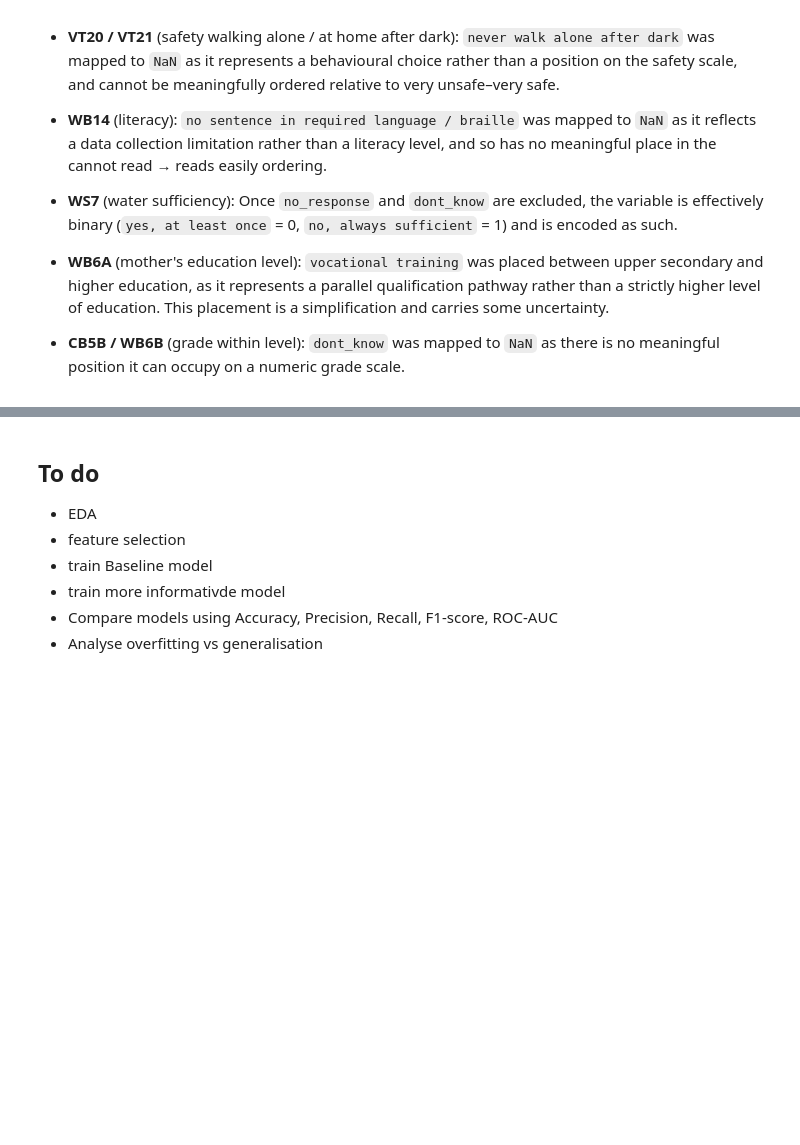
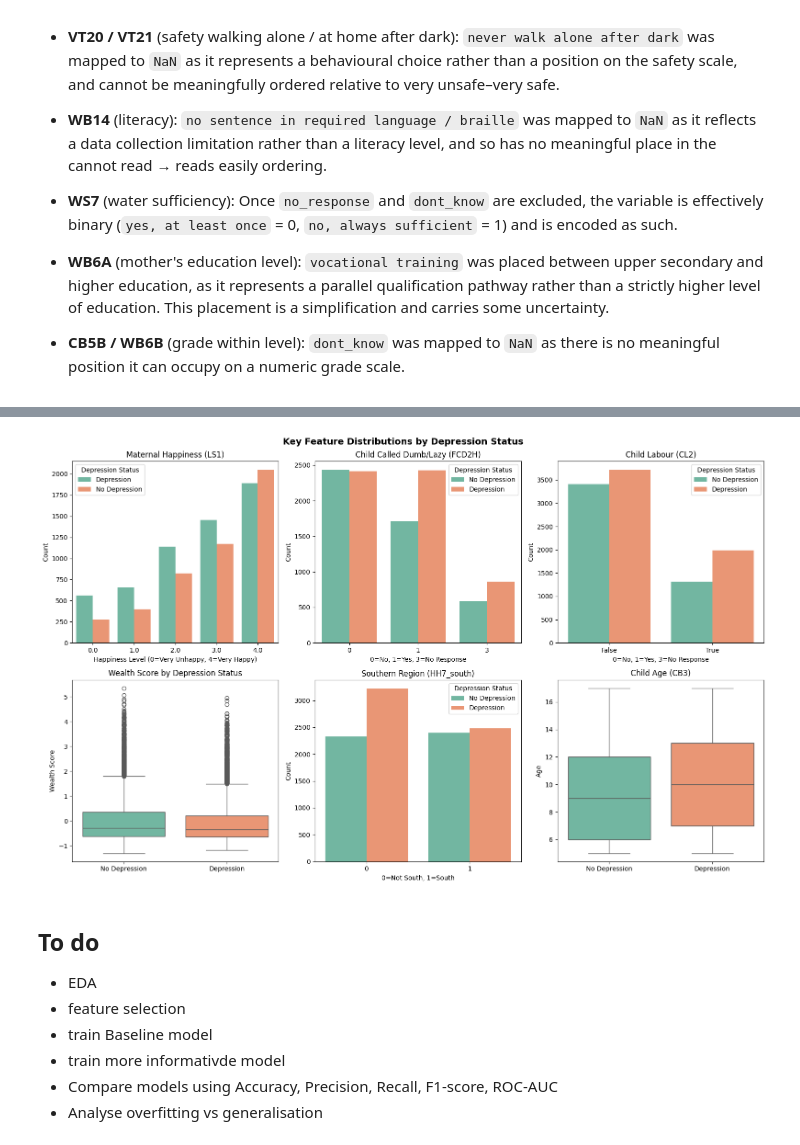
Before and after one commit to Conorgrant45/Machine-Learning-in-Python, a Jupyter notebook: project_materials/project.ipynb, the cells around one changed output, grey strips where cells are left out. Cells and saved outputs as stored; diff of their text form; code cells hidden in the pictures; blank space fills up the shorter version.

Commit message:
graph

```diff
--- a/project_materials/project.ipynb
+++ b/project_materials/project.ipynb
@@ -449,0 +496,4 @@ ohe_cols = X_train.select_dtypes(include="bool").columns
+# %%
+# Drop column VT20, 42% missing data likely due to chaning never walk alone in the dart to Nan. response was uniformative
+X_train = X_train.drop(columns=["VT20"])
+X_test = X_test.drop(columns=["VT20"])
@@ -449,0 +502,7 @@ ohe_cols = X_train.select_dtypes(include="bool").columns
+# %%
+missing_cols = X_train.columns[X_train.isnull().any()].tolist()
+
+for col in missing_cols:
+    median_val = X_train[col].median()
+    X_train[col] = X_train[col].fillna(median_val)
+    X_test[col] = X_test[col].fillna(median_val)
@@ -450,3 +584,54 @@ ohe_cols = X_train.select_dtypes(include="bool").columns
+# %%
+fig, axes = plt.subplots(2, 3, figsize=(16, 10))
+fig.suptitle("Key Feature Distributions by Depression Status", fontsize=14, fontweight="bold")
+
+plot_df = X_train.copy()
+plot_df["depression_binary"] = y_train.values
+labels = {0: "No Depression", 1: "Depression"}
+plot_df["Depression Status"] = plot_df["depression_binary"].map(labels)
+
+# 1. LS1 - Maternal Happiness
+sns.countplot(data=plot_df, x="LS1", hue="Depression Status", ax=axes[0,0], palette="Set2")
+axes[0,0].set_title("Maternal Happiness (LS1)")
+axes[0,0].set_xlabel("Happiness Level (0=Very Unhappy, 4=Very Happy)")
+axes[0,0].set_ylabel("Count")
+
+# 2. FCD2H - Called dumb/lazy
+sns.countplot(data=plot_df, x="FCD2H", hue="Depression Status", ax=axes[0,1], palette="Set2")
+axes[0,1].set_title("Child Called Dumb/Lazy (FCD2H)")
+axes[0,1].set_xlabel("0=No, 1=Yes, 3=No Response")
+axes[0,1].set_ylabel("Count")
+
+# 3. CL2 - Child Labour
+sns.countplot(data=plot_df, x="CL2", hue="Depression Status", ax=axes[0,2], palette="Set2")
+axes[0,2].set_title("Child Labour (CL2)")
+axes[0,2].set_xlabel("0=No, 1=Yes, 3=No Response")
+axes[0,2].set_ylabel("Count")
+
+# 4. wscore - Wealth Score
+sns.boxplot(data=plot_df, x="Depression Status", y="wscore", ax=axes[1,0],
+            hue="Depression Status", palette="Set2", legend=False)
+axes[1,0].set_title("Wealth Score by Depression Status")
+axes[1,0].set_xlabel("")
+axes[1,0].set_ylabel("Wealth Score")
+
+# 5. HH7 - Region
+sns.countplot(data=plot_df, x="HH7_south", hue="Depression Status", ax=axes[1,1], palette="Set2")
+axes[1,1].set_title("Southern Region (HH7_south)")
+axes[1,1].set_xlabel("0=Not South, 1=South")
+axes[1,1].set_ylabel("Count")
+
+# 6. CB3 - Child Age
+sns.boxplot(data=plot_df, x="Depression Status", y="CB3", ax=axes[1,2],
+            hue="Depression Status", palette="Set2", legend=False)
+axes[1,2].set_title("Child Age (CB3)")
+axes[1,2].set_xlabel("")
+axes[1,2].set_ylabel("Age")
+
+plt.tight_layout()
+plt.show()
+# %% [output]
+[figure, added]
 # %% [markdown]
 ## To do
 - EDA
```
Also changed, not shown: parts of 9 cells of this notebook.
